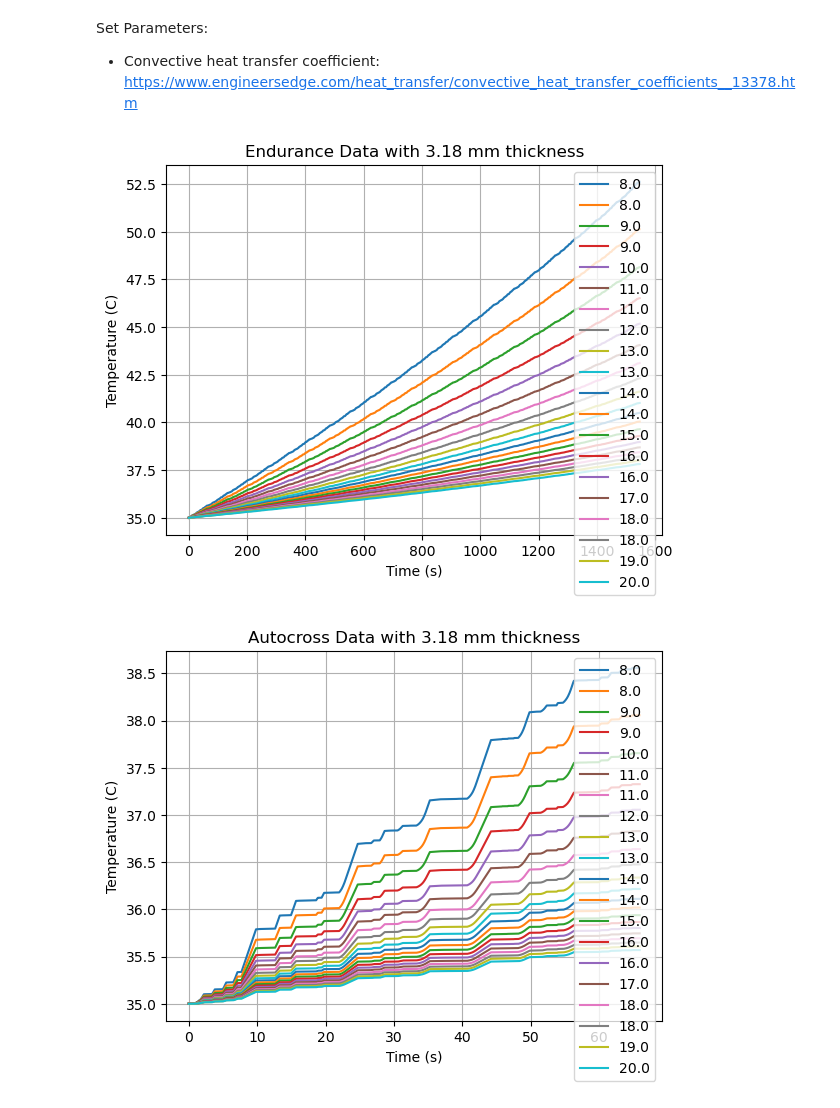
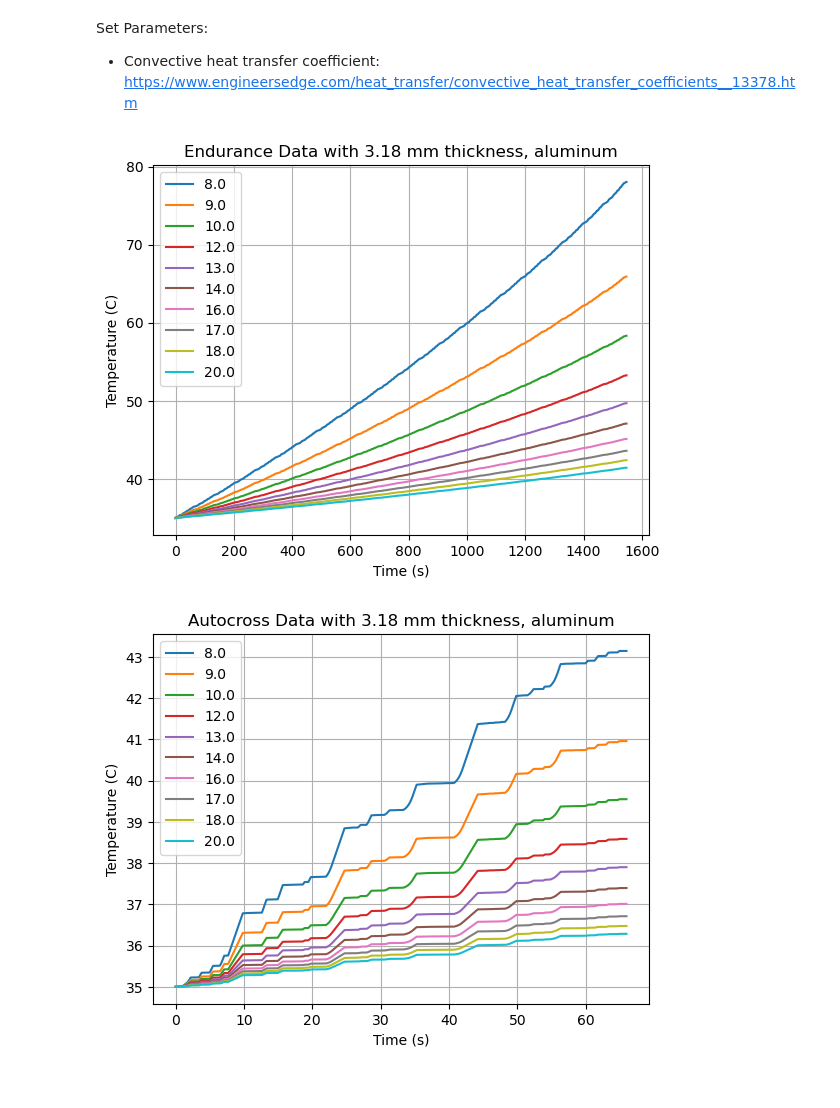
Before and after one commit to UBCFormulaElectric/LapSim, a Jupyter notebook: validation/Busbar Design/busbars.ipynb, the cells around one changed output. Cells and saved outputs as stored; diff of their text form; code cells hidden in the pictures.

Commit message:
Updates to the busbar model

```diff
--- a/validation/Busbar Design/busbars.ipynb
+++ b/validation/Busbar Design/busbars.ipynb
@@ -32,76 +32,80 @@ accel_data = pd.read_csv(infile_accel)
 ####### SET UP PARAMETERS
 
 ### Aluminum
-aluminum = {'rho_R': 2.82*10**(-8), 'rho_M': 2710, 'c': 900}
+aluminum = {'rho_R': 2.82*10**(-8), 'rho_M': 2710, 'c': 900, 'alpha': 3.8e-3}
 
 ### Copper
-copper = {'rho_R': 1.77*10**(-8), 'rho_M': 8960, 'c': 385}
+copper = {'rho_R': 1.77*10**(-8), 'rho_M': 8960, 'c': 385, 'alpha': 3.93e-3}
 
 # Choose material
 material = {'aluminum': aluminum, 'copper': copper}
 
 # Thermal Parameters:
 T_ambient = 35                      # degrees C - ambient temp
-h_free = 10                         # W/m2K - assumed convective heat transfer coefficient for free convection of air (minimum chosen)
+h_free = 1                         # W/m2K - assumed convective heat transfer coefficient for free convection of air (minimum chosen)
 
 # Geometry Parameters:
 thickness = 3.18 * 10**(-3)         # m - busbar thickness - assumed 1/8"
 length = 163.63 * 10**(-3)          # m - longest busbar length (splitter box, negative busbar)
 
 ####### VECTORIZED PARAMETER
-mat_choice = 'copper'
-# mat_choice = 'aluminum'
+# mat_choice = 'copper'
+mat_choice = 'aluminum'
 
-num = 20
-width = np.linspace(8 * 10**(-3), 20 * 10**(-3), num)  # m - width options
+num = 10
+width = np.linspace(8 * 10**(-3), 20 * 10**(-3), num)   # m - width options
 A_x = width * thickness                                 # m2 - cross sectional area
 A_s = 2 * thickness * length + 2 * width * length       # m2 - accessible surface area (ignore the 2x cross sectional area here)
 mass = material[mat_choice]['rho_M'] * A_x * length     # kg - mass options
 resistance = material[mat_choice]['rho_R'] * length / A_x # Ohms - resistance options
 c = material[mat_choice]['c']                           # J/kgK - specific heat capacity
+alpha = material[mat_choice]['alpha']                   # 1/C - Temperature coefficient
 
 ###########################################################################################
 # Begin Simulation
 # 1) Endurance, 2) Acceleration, 3) Autocross
 
-def busbar_temp(dataDict, outfile, race):
+def busbar_temp(dataDict, outfile, race, resistance):
     iterations = len(dataDict)
     busTemp = []                                                        # degrees C - List to record busbar temp
     Q_gen = []                                                          # W - List to record busbar heat generation
     Q_out = []                                                          # W - List to record heat out
 
     busTemp.append(T_ambient * np.ones(len(mass)))                      # First point required for temperature measurement
 
     for i in range(0, iterations - 1):
-        delta_t = dataDict['t0'][i+1] - dataDict['t0'][i]                       # s - find the delta t
-        Q_gen.append(dataDict['Pack Current'][i]**2 * resistance)                 # W - heat generated from busbar
+        delta_t = dataDict['t0'][i+1] - dataDict['t0'][i]                           # s - find the delta time
+        Q_gen.append(dataDict['Pack Current'][i]**2 * resistance)                   # W - heat generated from busbar
         # Q_out.append(h_free * A_s * (busTemp[i] - T_ambient) / delta_t)           # W - heat out to air
-        Q_out.append(np.zeros(len(mass)))
+        Q_out.append(np.zeros(len(mass)))                                           # W - to test adiabatic case (ie. coated wire)
 
         busTemp.append((Q_gen[i] - Q_out[i]) * delta_t / (mass * c) + busTemp[i])   # degrees C - next temperature point for busbar
+
+        dR = resistance * alpha * (busTemp[i+1] - busTemp[i])                       # Calculate the new resistance values (delta R)
+        resistance = resistance + dR                                                # Ohms - new resistance at new temperature
 
     # Save to a dataframe and then output to a .csv
     output_temp = pd.DataFrame(busTemp, columns=width)
     output_temp.to_csv(outfile)
 
     # Plot data
     plt.plot(dataDict['t0'], output_temp)
-    plt.title((race + " Data with " + str(thickness * 1000) + " mm thickness"))
+    plt.title((race + " Data with " + str(thickness * 1000) + " mm thickness, " + mat_choice))
     plt.grid(True)
     plt.xlabel("Time (s)")
     plt.ylabel("Temperature (C)")
 
     # scale width to mm for labels and then truncate
     width_scaled = np.trunc(width * 1000)
     plt.legend(width_scaled)
     plt.savefig(outfile.replace('csv', 'png'))
     plt.show()                                  # clear figure
 
     return output_temp
 
-endur_temp = busbar_temp(endur_data, outfile_endurance, 'Endurance')
-auto_temp = busbar_temp(auto_data, outfile_autocross, 'Autocross')
-accel_temp = busbar_temp(accel_data, outfile_accel, 'Acceleration')
+endur_temp = busbar_temp(endur_data, outfile_endurance, 'Endurance', resistance)
+auto_temp = busbar_temp(auto_data, outfile_autocross, 'Autocross', resistance)
+accel_temp = busbar_temp(accel_data, outfile_accel, 'Acceleration', resistance)
 # %% [output]
-[figure, old version]
+[figure, new version]
-[figure, old version]
+[figure, new version]
```
Also changed, not shown: parts of 4 cells of this notebook, 12 other files.
